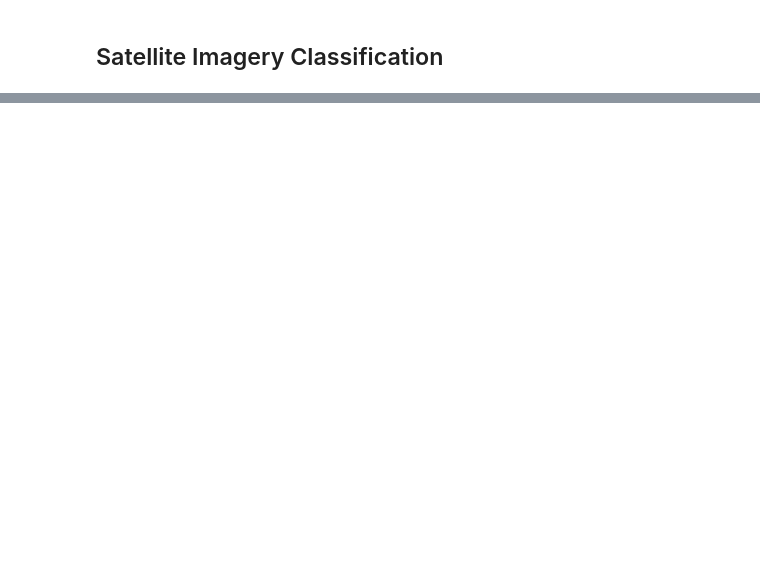
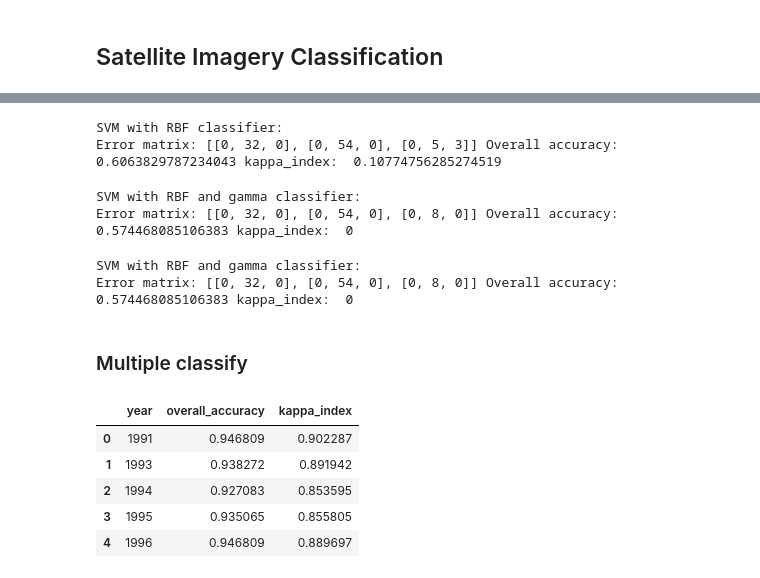
Before and after one commit to CesarRosales16/urban-sprawl-sv, a Jupyter notebook: Expansion_Urbana_AMSS.ipynb, the cells around one changed output, grey strips where cells are left out. Cells and saved outputs as stored; diff of their text form; code cells hidden in the pictures; blank space fills up the shorter version.

```diff
--- a/Expansion_Urbana_AMSS.ipynb
+++ b/Expansion_Urbana_AMSS.ipynb
@@ -557,13 +286,0 @@ test_set = training_data.filter(ee.Filter.greaterThanOrEquals('random', 0.8))
-# %%
-# Classification model using CART
-cart_classifier = ee.Classifier.smileCart().train(train_set, label, bands)
-
-# Classify the image
-classified_image = input.classify(cart_classifier)
-
-# Define palette for the clasification
-land_cover_palette = [
-                      '#0C2C84', # water (0)
-                      '#E31A1C', # urban (1)
-                      '#005A32', # forest (2)
-]
@@ -1096,0 +377,28 @@ show(img)
+# %%
+svm_classifier = ee.Classifier.libsvm(kernelType='RBF')
+classified, error_matrix, overall_accuracy, kappa_index = classifyGivenImage(svm_classifier, clipped_images[0], 0.80, training, label, bands)
+print('SVM with RBF classifier:\nError matrix:', error_matrix, 'Overall accuracy:', overall_accuracy, 'kappa_index: ', kappa_index)
+# %% [output]
+SVM with RBF classifier:
+Error matrix: [[0, 32, 0], [0, 54, 0], [0, 5, 3]] Overall accuracy: 0.6063829787234043 kappa_index:  0.10774756285274519
+# %%
+svm_classifier = ee.Classifier.libsvm(
+  kernelType='RBF',
+  gamma=0.5)
+classified, error_matrix, overall_accuracy, kappa_index = classifyGivenImage(svm_classifier, clipped_images[0], 0.80, training, label, bands)
+print('SVM with RBF and gamma classifier:\nError matrix:', error_matrix, 'Overall accuracy:', overall_accuracy, 'kappa_index: ', kappa_index)
+# %% [output]
+SVM with RBF and gamma classifier:
+Error matrix: [[0, 32, 0], [0, 54, 0], [0, 8, 0]] Overall accuracy: 0.574468085106383 kappa_index:  0
+# %%
+svm_classifier = ee.Classifier.libsvm(
+  kernelType='RBF',
+  gamma=0.5,
+  cost=10)
+classified, error_matrix, overall_accuracy, kappa_index = classifyGivenImage(svm_classifier, clipped_images[0], 0.80, training, label, bands)
+print('SVM with RBF, gamma and cost classifier:\nError matrix:', error_matrix, 'Overall accuracy:', overall_accuracy, 'kappa_index: ', kappa_index)
+# %% [output]
+SVM with RBF and gamma classifier:
+Error matrix: [[0, 32, 0], [0, 54, 0], [0, 8, 0]] Overall accuracy: 0.574468085106383 kappa_index:  0
+# %% [markdown]
+### Multiple classify
@@ -1096,0 +408,18 @@ show(img)
+# %%
+import pandas as pd
+
+result_dict = {
+    'year': years_of_interes,
+    'overall_accuracy': overall_accuracies,
+    'kappa_index': kappa_indexes
+}
+
+result_df = pd.DataFrame(result_dict)
+result_df.head()
+# %% [output]
+|  | year | overall_accuracy | kappa_index |
+| 0 | 1991 | 0.946809 | 0.902287 |
+| 1 | 1993 | 0.938272 | 0.891942 |
+| 2 | 1994 | 0.927083 | 0.853595 |
+| 3 | 1995 | 0.935065 | 0.855805 |
+| 4 | 1996 | 0.946809 | 0.889697 |
```
Also changed, not shown: parts of 70 cells of this notebook.
